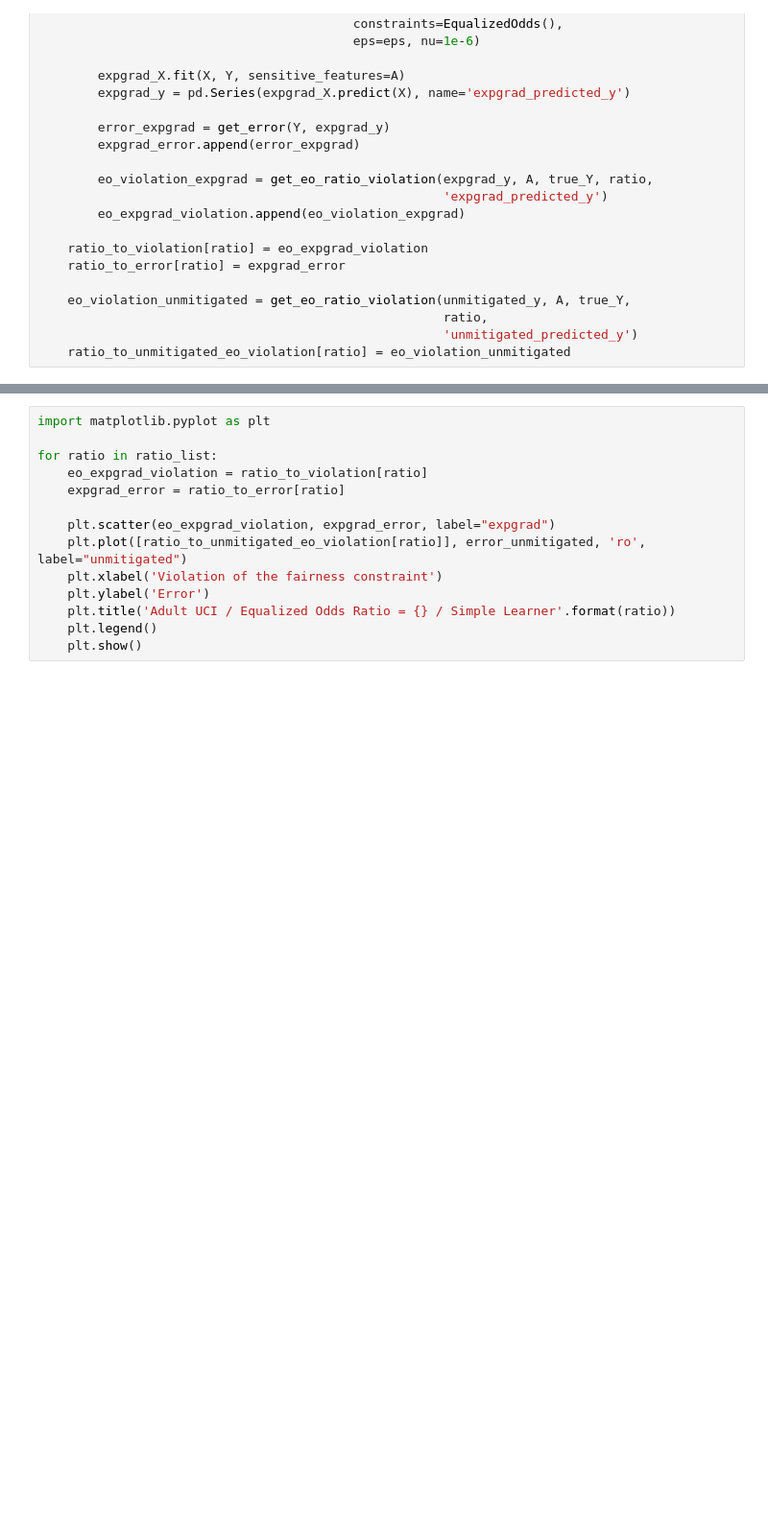
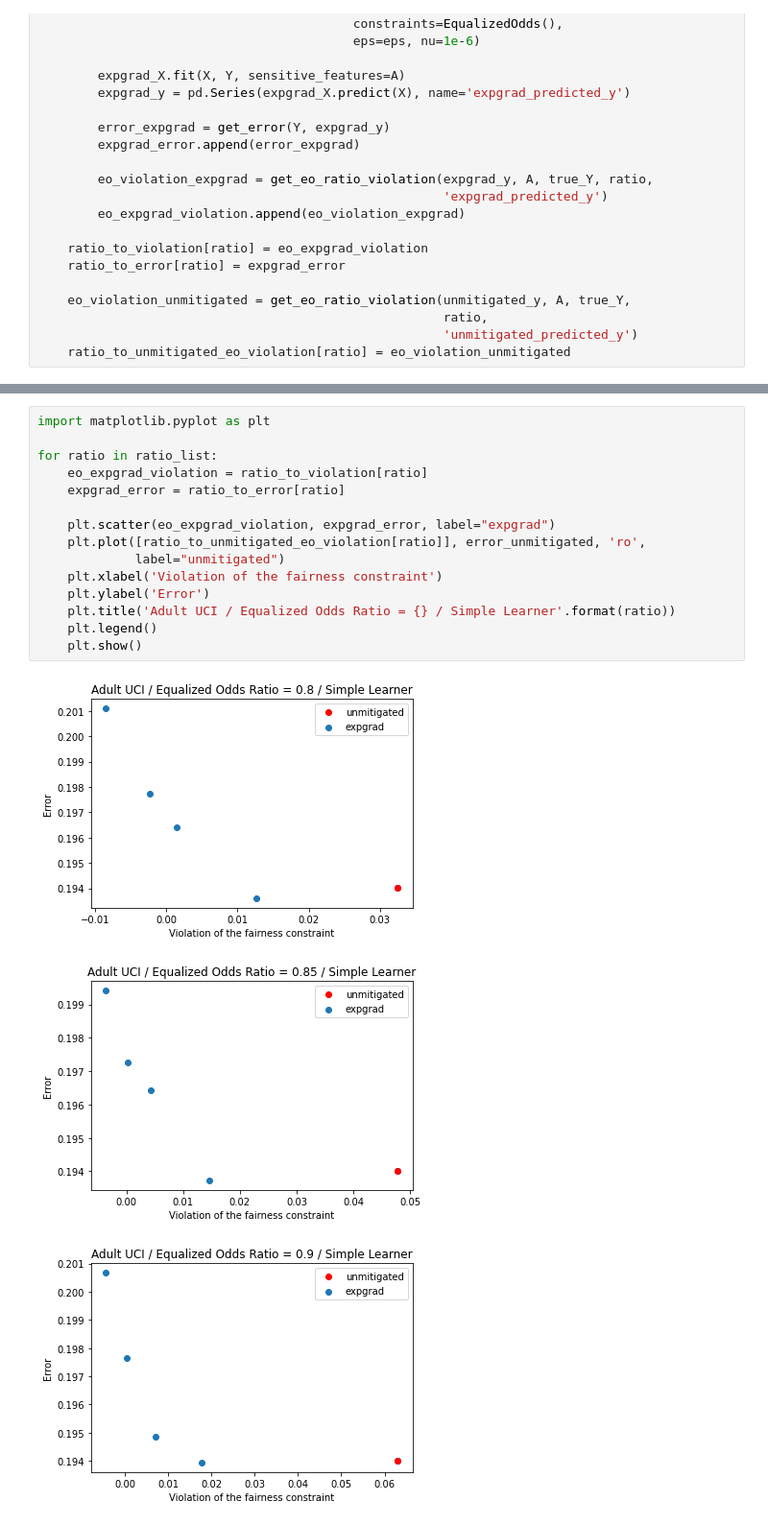
Before and after one commit to UMass-Responsible-AI/fairlearn, a Jupyter notebook: notebooks/EqualizedOdds-experiment-on-adult-dataset.ipynb, the cells around one changed output, grey strips where cells are left out. Shown at 96% size. Saved outputs shown, nothing was run; the diff lists cells and outputs as text; blank space fills up the shorter version.

```diff
--- a/notebooks/EqualizedOdds-experiment-on-adult-dataset.ipynb
+++ b/notebooks/EqualizedOdds-experiment-on-adult-dataset.ipynb
@@ -215,14 +245,19 @@ for ratio in ratio_list:
 # %%
 import matplotlib.pyplot as plt
 
 for ratio in ratio_list:
     eo_expgrad_violation = ratio_to_violation[ratio]
     expgrad_error = ratio_to_error[ratio]
 
     plt.scatter(eo_expgrad_violation, expgrad_error, label="expgrad")
-    plt.plot([ratio_to_unmitigated_eo_violation[ratio]], error_unmitigated, 'ro', label="unmitigated")
+    plt.plot([ratio_to_unmitigated_eo_violation[ratio]], error_unmitigated, 'ro',
+             label="unmitigated")
     plt.xlabel('Violation of the fairness constraint')
     plt.ylabel('Error')
     plt.title('Adult UCI / Equalized Odds Ratio = {} / Simple Learner'.format(ratio))
     plt.legend()
     plt.show()
+# %% [output]
+[figure, added]
+[figure, added]
+[figure, added]
```
Also changed, not shown: parts of 5 cells of this notebook.
